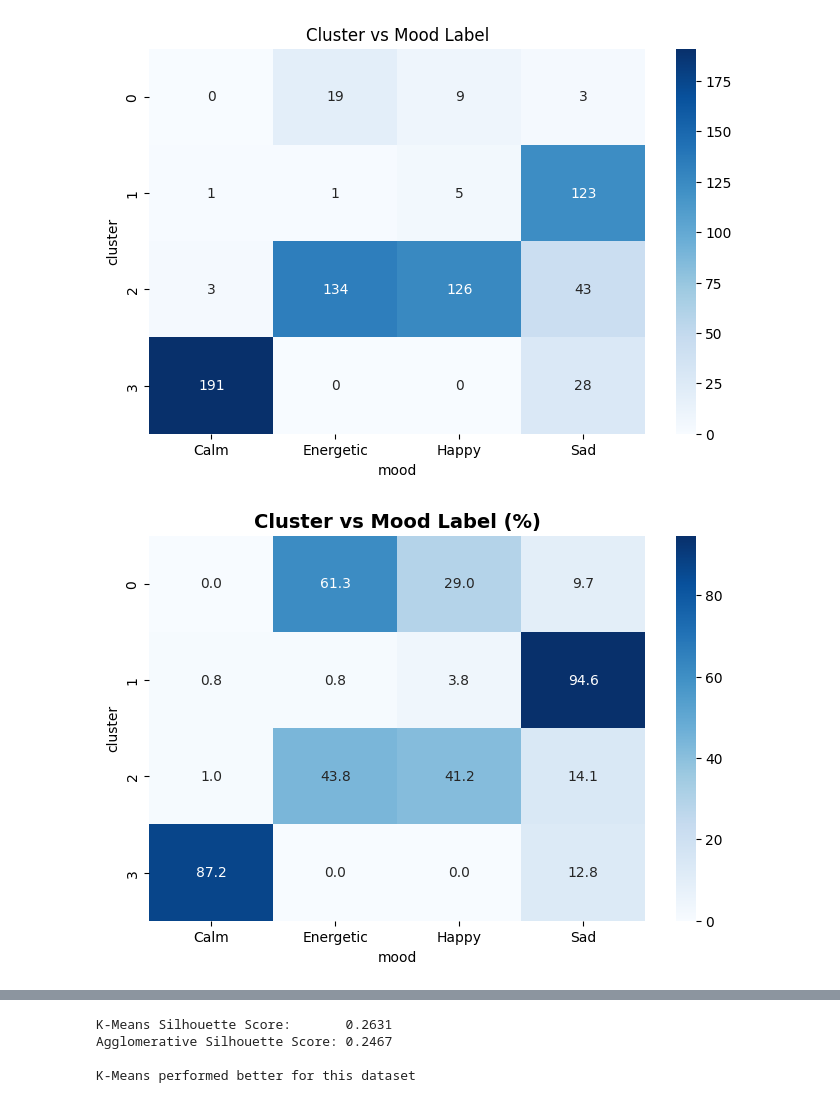
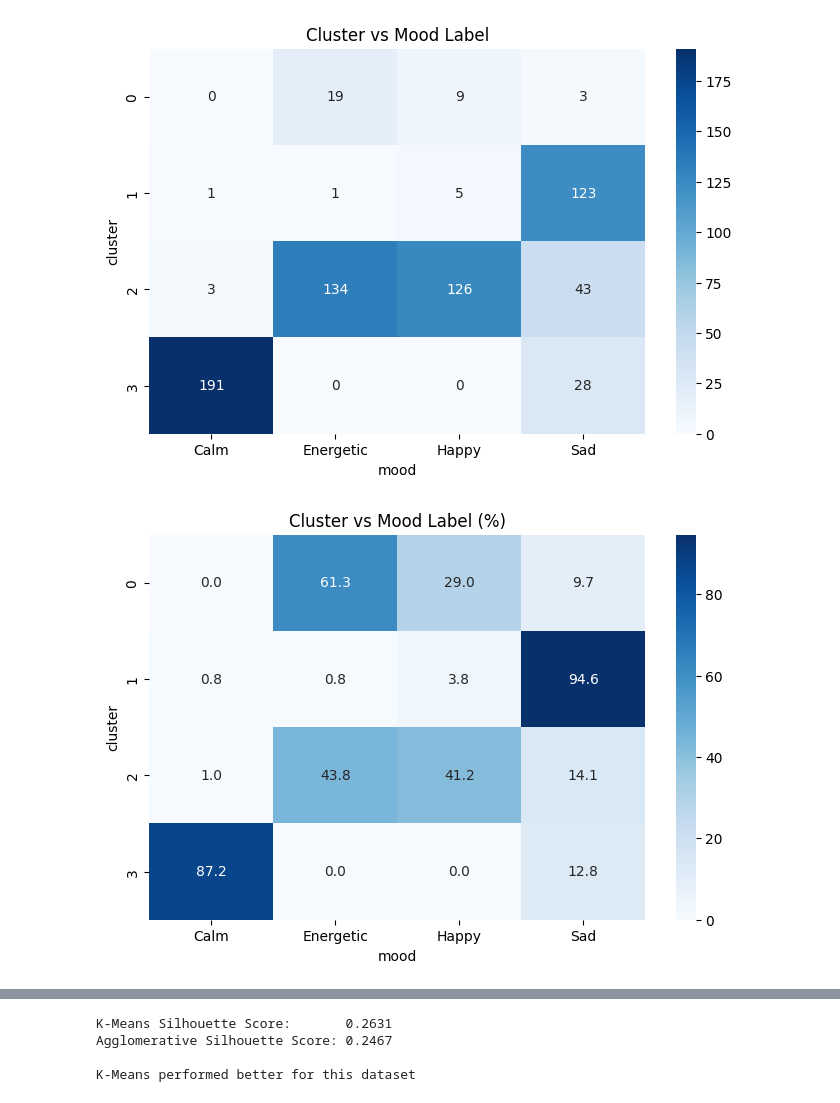
Before and after one commit to MahimaR0927/spotify-clustering-project, a Jupyter notebook: notebooks/clustering.ipynb, the cells around one changed output, grey strips where cells are left out. Cells and saved outputs as stored; diff of their text form; code cells hidden in the pictures.

```diff
--- a/notebooks/clustering.ipynb
+++ b/notebooks/clustering.ipynb
@@ -24,13 +112,11 @@ df.head()
 # %%
 #selecting the features + scaling them
 
-features = [
-    "danceability", "energy", "valence", "tempo", "acousticness",
-    "instrumentalness", "speechiness"]
+features = ["danceability", "energy", "valence", "tempo", "acousticness", "instrumentalness", "speechiness"]
 
 X = df[features]
 
 scaler = StandardScaler()
 X_scaled = scaler.fit_transform(X)
-print("Scaling shape:", X_scaled.shape)
+print(X_scaled.shape)
 # %% [output]
@@ -38,15 +124,15 @@ Scaling shape: (686, 7)
 # %%
 #Elbow method
-inertia = []
+elbow_inertia = []
 k_range = range(2, 7)
 
 for k in k_range:
-    km = KMeans(n_clusters=k, random_state=42, n_init = 10)
-    km.fit(X_scaled)
-    inertia.append(km.inertia_)
+    k_means = KMeans(n_clusters = k, random_state = 42, n_init = 10)
+    k_means.fit(X_scaled)
+    elbow_inertia.append(k_means.inertia_)
 
-plt.figure(figsize=(8, 4))
-plt.plot(k_range, inertia, marker='o', color='steelblue')
+plt.figure(figsize = (8, 4))
+plt.plot(k_range, elbow_inertia, color = 'steelblue')
 plt.xlabel("Number of Cluster(k)")
 plt.ylabel("Inertia")
 plt.title("Elbow Method to Find Optimal k")
@@ -117,11 +191,13 @@ Better feature set: Without loudness
 For code cell above, I began to begin scaling the features I need for K-means clustering model. Since I attempt to answer the question of "Do clusters formed from audio features correspond to overall moods?" In the dataset, there were these audio features already present: danceability, energy, valence, tempo, acousticness, instrumentalness, speechiness, and loudness. However, one thing I noticed that loudness and energy are very similar and didn't want the K-means clustering to count for it twice. So in order to compare whether or not I should include loudness in my scaled features for the k-means clustering, I scaled both of them and compared which one performed better. And since the silhouette score without loudness had a number of 0.2631. And since it is more closer to 1 then with the loudness feature, it shows that there seems to be more of an apparent cluster bordering, confirming my earlier decision in the beginning cell.
 # %%
 #final K-Means Model
-OPTIMAL_K = 4
-km_final = KMeans(n_clusters=OPTIMAL_K, random_state=42, n_init=10)
-df["cluster"] = km_final.fit_predict(X_scaled)
+opt_k_val = 4
+kmeans_model = KMeans(n_clusters = opt_k_val, random_state = 42, n_init = 10)
+df["cluster"] = kmeans_model.fit_predict(X_scaled)
+
+#to show how many of the songs are within each cluster.
 print(df["cluster"].value_counts())
-df.to_csv("../data/clustered_spotify.csv", index=False)
+df.to_csv("../data/clustered_spotify.csv", index = False)
 # %% [output]
 cluster
 2    306
@@ -199,18 +273,15 @@ cluster
 3         191          0      0   28
 [figure]
 # %%
-comparison_pct = pd.crosstab(
-    df["cluster"],
-    df["mood"],
-    normalize="index"
-) * 100
+mood_counts = df.groupby(['cluster', 'mood']).size().unstack(fill_value = 0)
+pct_groupby = mood_counts.apply(lambda x: 100 * x/x.sum(), axis = 1)
 
-plt.figure(figsize=(8, 5))
-sns.heatmap(comparison_pct, annot=True, fmt=".1f", cmap="Blues")
-plt.title("Cluster vs Mood Label (%)", fontsize=14, fontweight='bold')
-plt.savefig("../plots/mood_heatmap_pct.png", dpi=150, bbox_inches='tight')
+plt.figure(figsize = (8,5))
+sns.heatmap(pct_groupby, annot = True, fmt = ".1f", cmap="Blues")
+plt.title("Cluster vs Mood Label (%)")
+plt.savefig("../plots/mood_heatmap_pct.png", dpi = 150)
 plt.show()
 # %% [output]
-[figure, old version]
+[figure, new version]
 # %%
 #PCA colored by cluster
```
Also changed, not shown: parts of 18 cells of this notebook, 14 other files.
